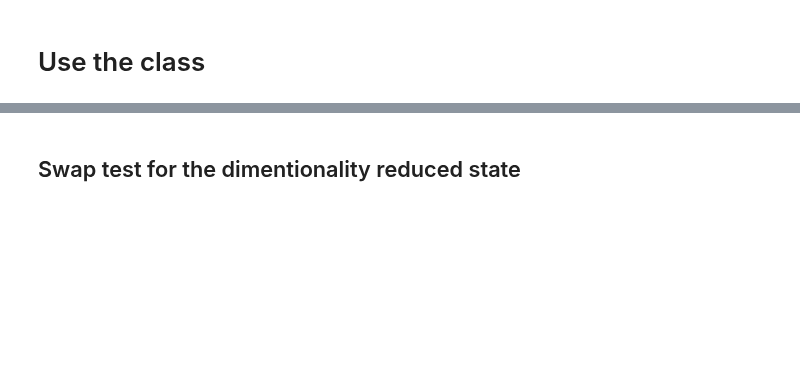
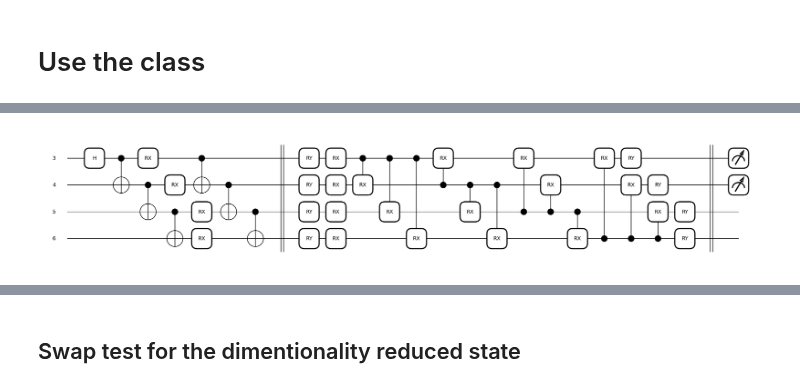
Before and after one commit to filorazi/Dim_red_SWAP, a Jupyter notebook: test.ipynb, the cells around one changed output, grey strips where cells are left out. Saved outputs shown, nothing was run; the diff lists cells and outputs as text; code cells hidden in the pictures; blank space fills up the shorter version.

```diff
--- a/test.ipynb
+++ b/test.ipynb
@@ -38,3 +223,7 @@ Epoch 19: Loss = 0.006486816354824372
+# %%
+ae.plot_cirq()
+# %% [output]
+[figure, added]
 # %%
 ae.plot_loss()
 # %% [output]
```
Also changed, not shown: parts of 11 cells of this notebook, 4 other files.
